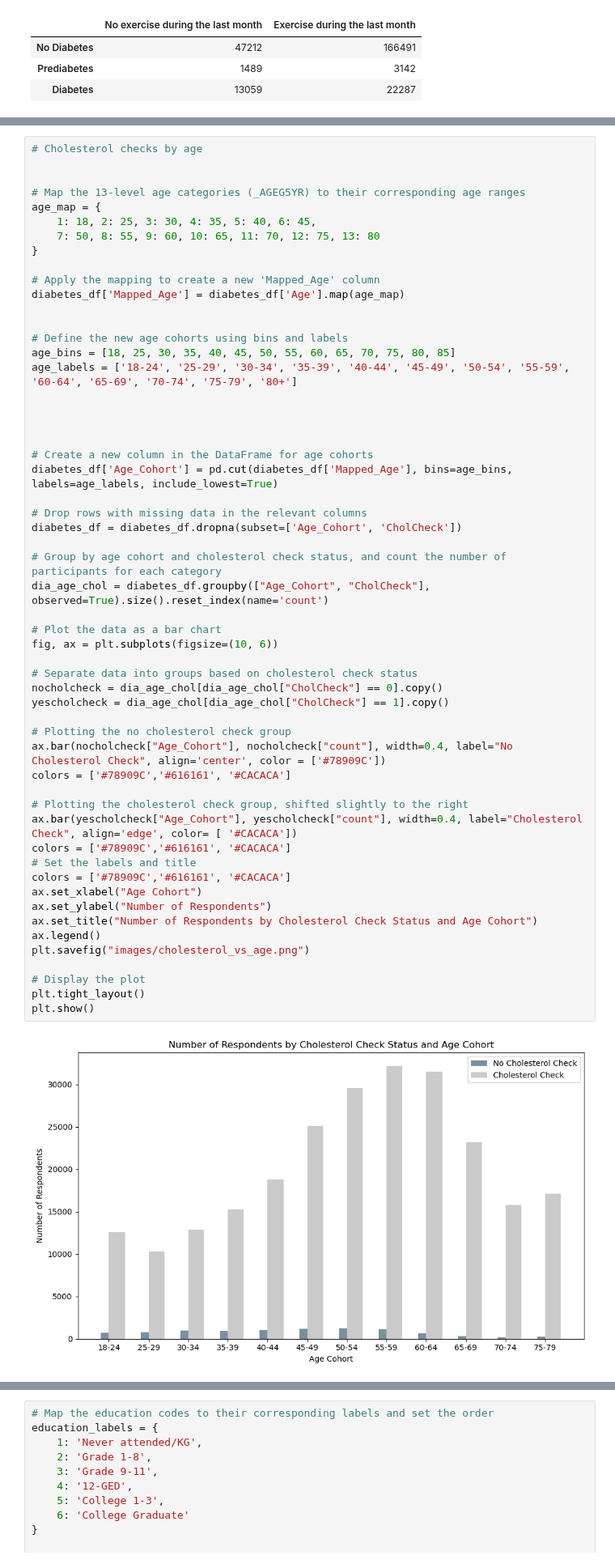
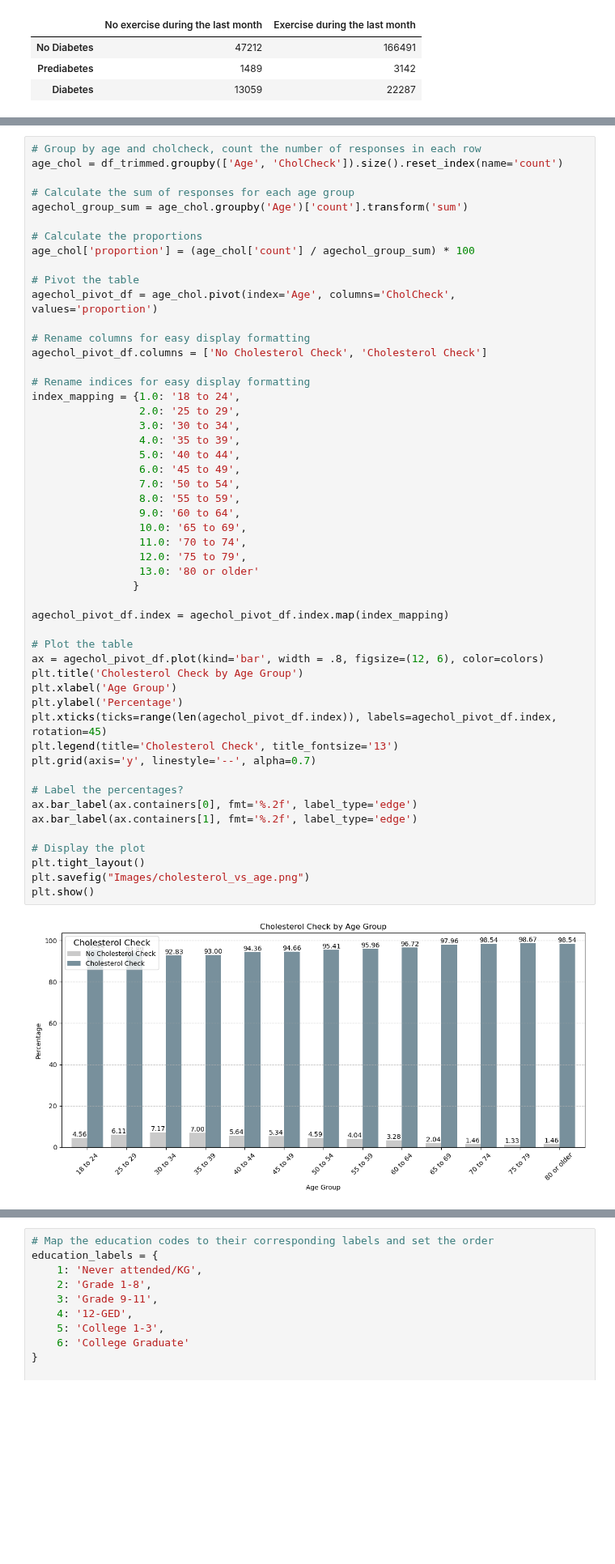
Before and after one commit to williamlevine/project-one, a Jupyter notebook: main_notebook.ipynb, the cells around one changed output, grey strips where cells are left out. Shown at 81% size. Saved outputs shown, nothing was run; the diff lists cells and outputs as text; blank space fills up the shorter version.

```diff
--- a/main_notebook.ipynb
+++ b/main_notebook.ipynb
@@ -2321,57 +2281,53 @@ There is a statistically significant association between education level and cho
 # %%
-# Cholesterol checks by age
+# Group by age and cholcheck, count the number of responses in each row
+age_chol = df_trimmed.groupby(['Age', 'CholCheck']).size().reset_index(name='count')
 
+# Calculate the sum of responses for each age group
+agechol_group_sum = age_chol.groupby('Age')['count'].transform('sum')
 
-# Map the 13-level age categories (_AGEG5YR) to their corresponding age ranges
-age_map = {
-    1: 18, 2: 25, 3: 30, 4: 35, 5: 40, 6: 45,
-    7: 50, 8: 55, 9: 60, 10: 65, 11: 70, 12: 75, 13: 80
-}
+# Calculate the proportions
+age_chol['proportion'] = (age_chol['count'] / agechol_group_sum) * 100
 
-# Apply the mapping to create a new 'Mapped_Age' column
-diabetes_df['Mapped_Age'] = diabetes_df['Age'].map(age_map)
+# Pivot the table
+agechol_pivot_df = age_chol.pivot(index='Age', columns='CholCheck', values='proportion')
 
+# Rename columns for easy display formatting
+agechol_pivot_df.columns = ['No Cholesterol Check', 'Cholesterol Check']
 
-# Define the new age cohorts using bins and labels
-age_bins = [18, 25, 30, 35, 40, 45, 50, 55, 60, 65, 70, 75, 80, 85]
-age_labels = ['18-24', '25-29', '30-34', '35-39', '40-44', '45-49', '50-54', '55-59', '60-64', '65-69', '70-74', '75-79', '80+']
+# Rename indices for easy display formatting
+index_mapping = {1.0: '18 to 24',
+                 2.0: '25 to 29',
+                 3.0: '30 to 34',
+                 4.0: '35 to 39',
+                 5.0: '40 to 44',
+                 6.0: '45 to 49',
+                 7.0: '50 to 54',
+                 8.0: '55 to 59',
+                 9.0: '60 to 64',
+                 10.0: '65 to 69',
+                 11.0: '70 to 74',
+                 12.0: '75 to 79',
+                 13.0: '80 or older'
+                }
 
+agechol_pivot_df.index = agechol_pivot_df.index.map(index_mapping)
 
+# Plot the table
+ax = agechol_pivot_df.plot(kind='bar', width = .8, figsize=(12, 6), color=colors)
+plt.title('Cholesterol Check by Age Group')
+plt.xlabel('Age Group')
+plt.ylabel('Percentage')
+plt.xticks(ticks=range(len(agechol_pivot_df.index)), labels=agechol_pivot_df.index, rotation=45)
+plt.legend(title='Cholesterol Check', title_fontsize='13')
+plt.grid(axis='y', linestyle='--', alpha=0.7)
 
-
-# Create a new column in the DataFrame for age cohorts
-diabetes_df['Age_Cohort'] = pd.cut(diabetes_df['Mapped_Age'], bins=age_bins, labels=age_labels, include_lowest=True)
-
-# Drop rows with missing data in the relevant columns
-diabetes_df = diabetes_df.dropna(subset=['Age_Cohort', 'CholCheck'])
-
-# Group by age cohort and cholesterol check status, and count the number of participants for each category
-dia_age_chol = diabetes_df.groupby(["Age_Cohort", "CholCheck"], observed=True).size().reset_index(name='count')
-
-# Plot the data as a bar chart
-fig, ax = plt.subplots(figsize=(10, 6))
-
-# Separate data into groups based on cholesterol check status
-nocholcheck = dia_age_chol[dia_age_chol["CholCheck"] == 0].copy()
-yescholcheck = dia_age_chol[dia_age_chol["CholCheck"] == 1].copy()
-
-# Plotting the no cholesterol check group
-ax.bar(nocholcheck["Age_Cohort"], nocholcheck["count"], width=0.4, label="No Cholesterol Check", align='center', color = ['#78909C'])
-colors = ['#78909C','#616161', '#CACACA']
-
-# Plotting the cholesterol check group, shifted slightly to the right
-ax.bar(yescholcheck["Age_Cohort"], yescholcheck["count"], width=0.4, label="Cholesterol Check", align='edge', color= [ '#CACACA'])
-colors = ['#78909C','#616161', '#CACACA']
-# Set the labels and title
-colors = ['#78909C','#616161', '#CACACA']
-ax.set_xlabel("Age Cohort")
-ax.set_ylabel("Number of Respondents")
-ax.set_title("Number of Respondents by Cholesterol Check Status and Age Cohort")
-ax.legend()
-plt.savefig("images/cholesterol_vs_age.png")
+# Label the percentages?
+ax.bar_label(ax.containers[0], fmt='%.2f', label_type='edge')
+ax.bar_label(ax.containers[1], fmt='%.2f', label_type='edge')
 
 # Display the plot
 plt.tight_layout()
+plt.savefig("Images/cholesterol_vs_age.png")
 plt.show()
 # %% [output]
-[figure, old version]
+[figure, new version]
```
Also changed, not shown: parts of 93 cells of this notebook, 14 other files.
